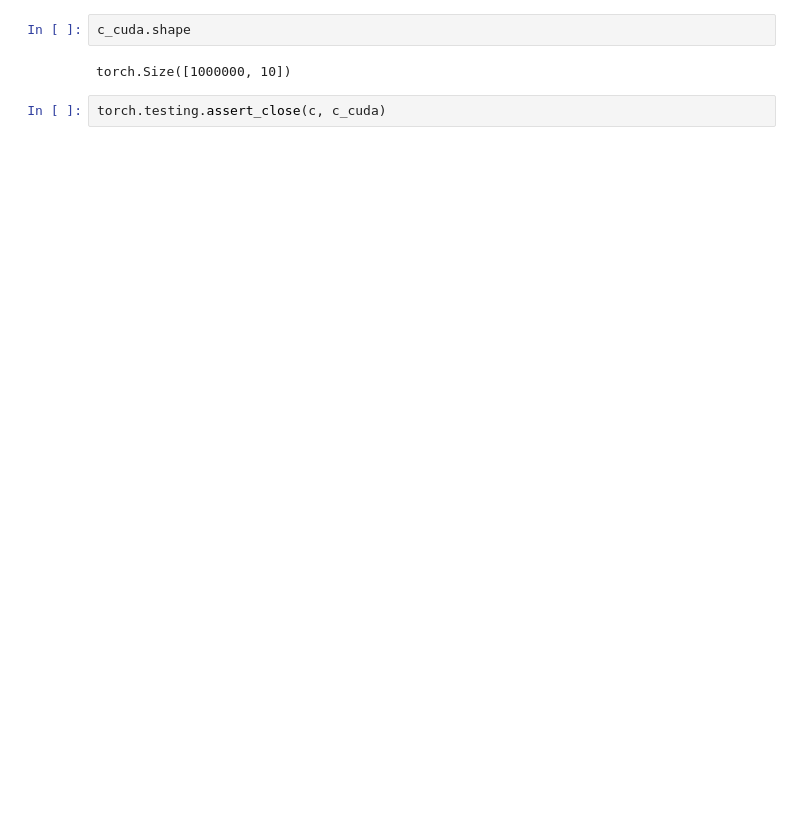
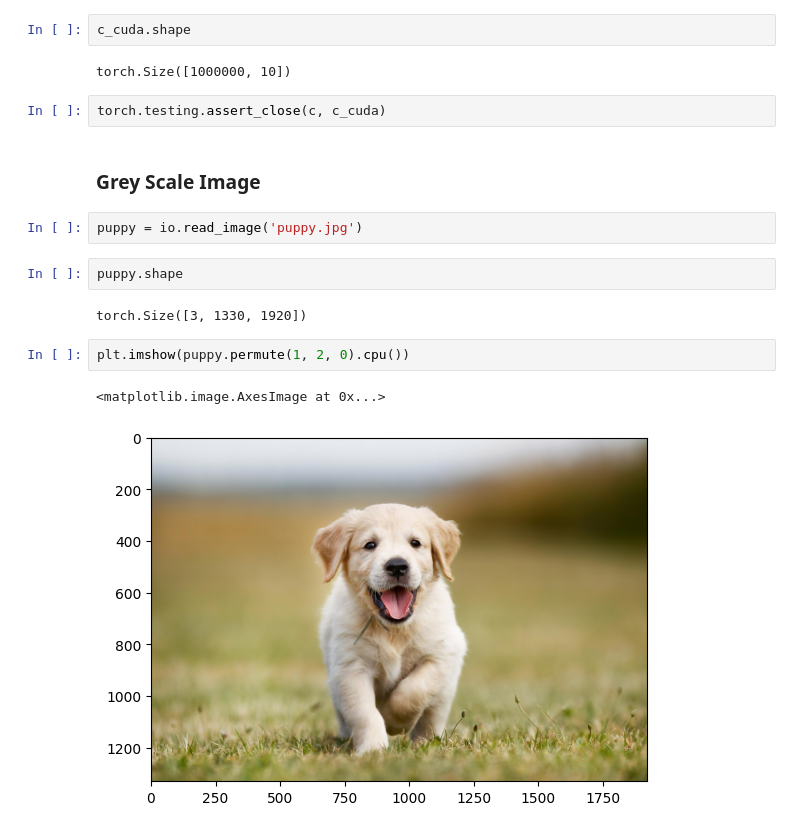
Before and after one commit to ElefHead/cudamode-lectures, a Jupyter notebook: lecture3/chapter3.ipynb, the cells around one changed output. Saved outputs shown, nothing was run; the diff lists cells and outputs as text; blank space fills up the shorter version.

```diff
--- a/lecture3/chapter3.ipynb
+++ b/lecture3/chapter3.ipynb
@@ -51,3 +60,16 @@ c_cuda.shape
 torch.Size([1000000, 10])
 # %%
 torch.testing.assert_close(c, c_cuda)
+# %% [markdown]
+### Grey Scale Image
+# %%
+puppy = io.read_image('puppy.jpg')
+# %%
+puppy.shape
+# %% [output]
+torch.Size([3, 1330, 1920])
+# %%
+plt.imshow(puppy.permute(1, 2, 0).cpu())
+# %% [output]
+<matplotlib.image.AxesImage at 0x...>
+[figure, added]
```
Also changed, not shown: parts of 3 cells of this notebook, 1 other file.
